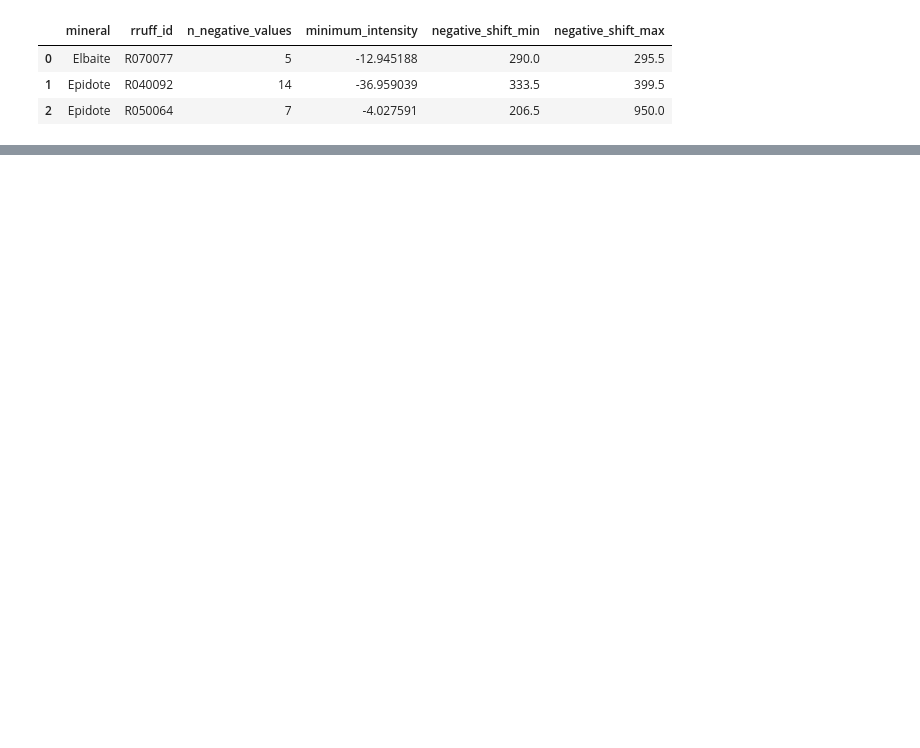
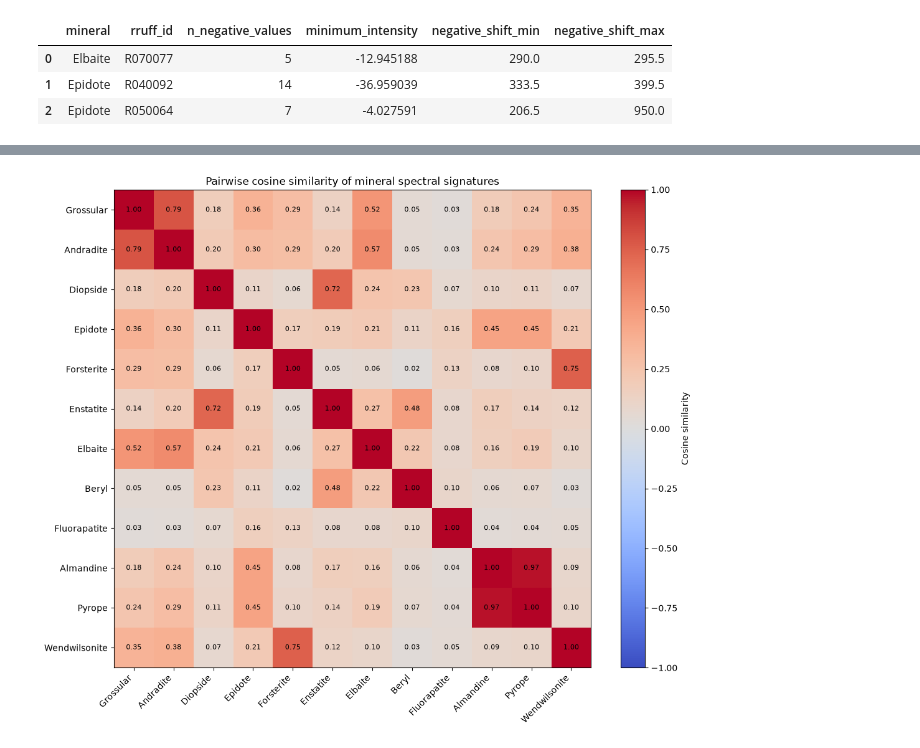
Before and after one commit to Aimar99/conformal-mineral-identification, a Jupyter notebook: notebooks/00_data_audit.ipynb, the cells around one changed output, grey strips where cells are left out. Drawn from its saved outputs; the diff is of its cells as text; code cells hidden in the pictures; blank space fills up the shorter version.

```diff
--- a/notebooks/00_data_audit.ipynb
+++ b/notebooks/00_data_audit.ipynb
@@ -2730,0 +2838,12 @@ display(negative_summary)
+# %%
+similarity_matrix = cosine_similarity(
+    profile_matrix
+)
+
+similarity_df = pd.DataFrame(
+    similarity_matrix,
+    index=mineral_order,
+    columns=mineral_order
+)
+
+display(similarity_df.round(3))
@@ -2730,0 +2864,56 @@ display(negative_summary)
+# %%
+fig, ax = plt.subplots(figsize=(11, 9))
+
+im = ax.imshow(
+    similarity_matrix,
+    vmin=-1,
+    vmax=1,
+    cmap="coolwarm"
+)
+
+ax.set_xticks(range(len(mineral_order)))
+ax.set_yticks(range(len(mineral_order)))
+
+ax.set_xticklabels(
+    mineral_order,
+    rotation=45,
+    ha="right"
+)
+
+ax.set_yticklabels(mineral_order)
+
+for i in range(len(mineral_order)):
+
+    for j in range(len(mineral_order)):
+
+        ax.text(
+            j,
+            i,
+            f"{similarity_matrix[i, j]:.2f}",
+            ha="center",
+            va="center",
+            fontsize=8
+        )
+
+ax.set_title(
+    "Pairwise cosine similarity of mineral spectral signatures"
+)
+
+fig.colorbar(
+    im,
+    ax=ax,
+    label="Cosine similarity"
+)
+
+plt.tight_layout()
+
+fig.savefig(
+    PROJECT_ROOT / "reports" / "figures" /
+    "mineral_similarity_heatmap.png",
+    dpi=300,
+    bbox_inches="tight"
+)
+
+plt.show()
+# %% [output]
+[figure, added]
```
Also changed, not shown: parts of 7 cells of this notebook, 2 other files.
